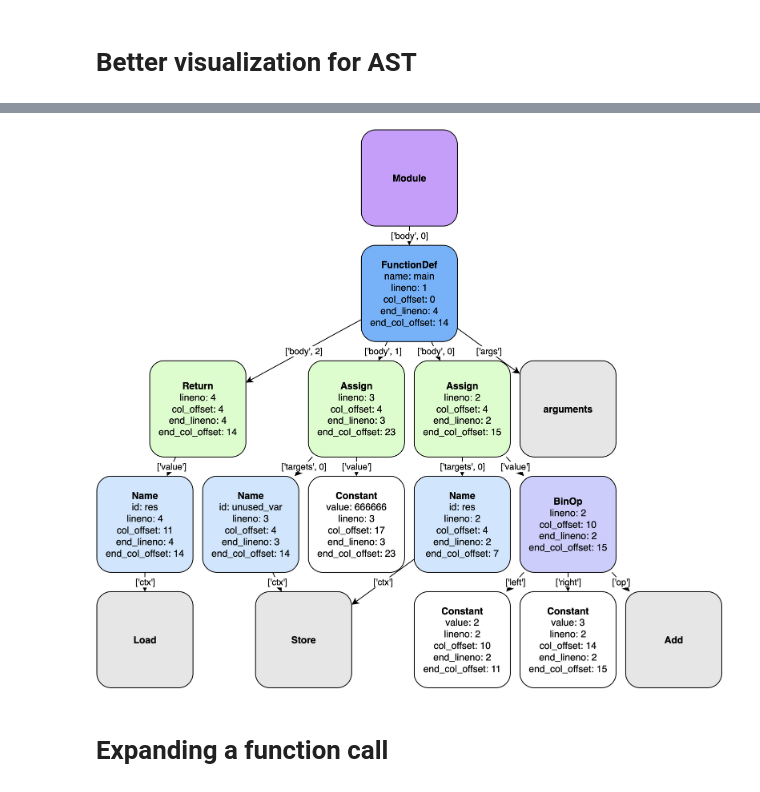
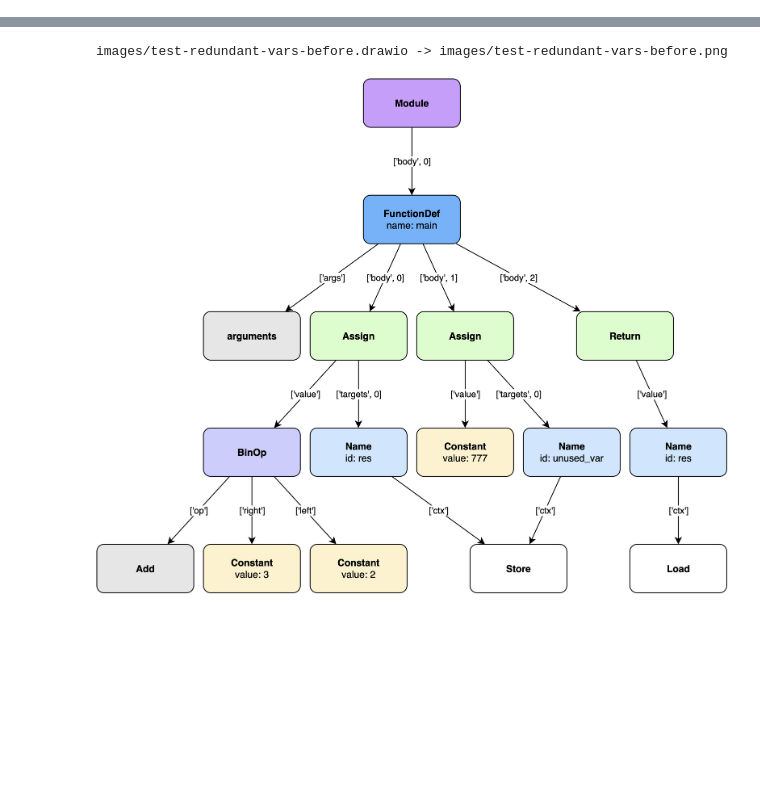
Before and after one commit to nastia-39/project-6390, a Jupyter notebook: notebook-anushka.ipynb, the cells around one changed output, grey strips where cells are left out. Saved outputs shown, nothing was run; the diff lists cells and outputs as text; code cells hidden in the pictures; blank space fills up the shorter version.

Commit message:
added metrics and changes for redundant vars

```diff
--- a/notebook-anushka.ipynb
+++ b/notebook-anushka.ipynb
@@ -18,4 +15,4 @@ import xml.dom.minidom
 from IPython.display import Image
 # %%
 images_folder = 'images/'
-filename_test_py = 'code_samples/test.py'
+filename_test = 'code_samples/test-redundant-vars.py'
@@ -24,10 +18,0 @@ filename_test_py = 'code_samples/test.py'
-# %%
-
-with open(filename_test_py, 'r') as file:
-    code = file.read()
-
-tree = ast.parse(code)
-# astor.to_source(tree)
-
-# Print the AST
-print(ast.dump(tree))
@@ -59,18 +19,16 @@ See https://github.com/networkx/networkx/issues/5723
-# %% [markdown]
-# Better visualization for AST
+# %%
+with open('code_samples/test-redundant-vars.py', 'r') as file:
+    code = file.read()
 # %%
-# import graph as g
 importlib.reload(style)
 importlib.reload(graph)
 from graph import OurGraph
 
 from style import OurGraphToXML
 import os
-import copy
-import expand_function as ef
 import ast
 
-def vis_drawio(g: OurGraph, output_file_name: str = 'images/temp2'):
+def vis_drawio(g: OurGraph, output_file_name: str = 'images/temp-ex'):
     """
     to use this function you need to install drawio and cleate an alias for its command line interface.
     for mac:
@@ -87,9 +45,8 @@ def vis_drawio(g: OurGraph, output_file_name: str = 'images/temp2'):
 
     bashCommand = f"/Applications/draw.io.app/Contents/MacOS/draw.io -x -f png --scale 2   -o {output_file} {filename}"
     os.system(bashCommand)
-
     return Image(output_file)
 
-G = OurGraph.from_file(filename_code)
-vis_drawio(OurGraph(ef.rename_all_vars(G.ast_tree)))
+G = OurGraph.from_file(filename_test)
+vis_drawio(G, 'images/test-redundant-vars-before')
 # %% [output]
@@ -98,6 +54,5 @@ images/temp.drawio -> images/temp.png
+images/test-redundant-vars-before.drawio -> images/test-redundant-vars-before.png
-[figure, old version]
+[figure, new version]
-# %% [markdown]
-# Expanding a function call
 # %%
 import transforms
 importlib.reload(transforms)
```
Also changed, not shown: parts of 12 cells of this notebook, 5 other files.
